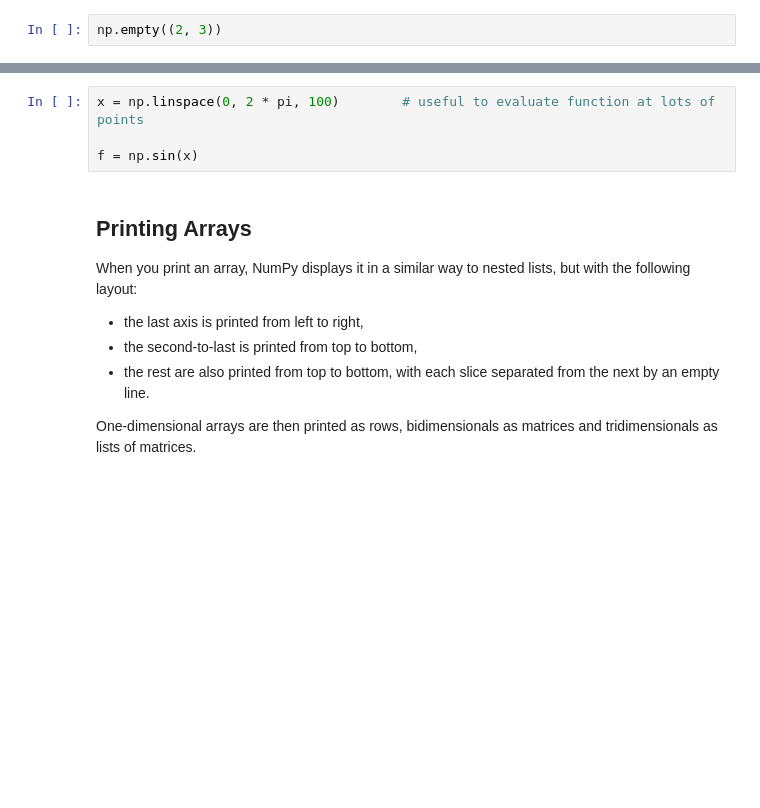
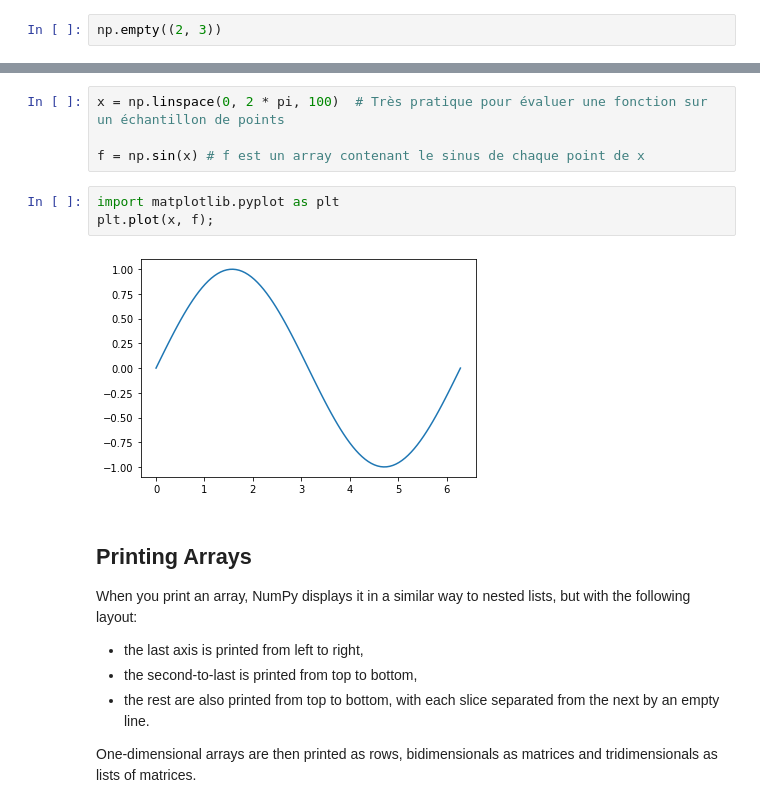
Before and after one commit to philippe-lemaire/insa-notebooks, a Jupyter notebook: formations/Numpy_crash_course.ipynb, the cells around one changed output, grey strips where cells are left out. Cells and saved outputs as stored; diff of their text form; blank space fills up the shorter version.

```diff
--- a/formations/Numpy_crash_course.ipynb
+++ b/formations/Numpy_crash_course.ipynb
@@ -149,7 +194,12 @@ np.linspace(0, 2, 9)     # 9 numbers from 0 to 2
 # %%
-x = np.linspace(0, 2 * pi, 100)        # useful to evaluate function at lots of points
+x = np.linspace(0, 2 * pi, 100)  # Très pratique pour évaluer une fonction sur un échantillon de points
 
-f = np.sin(x)
+f = np.sin(x) # f est un array contenant le sinus de chaque point de x
+# %%
+import matplotlib.pyplot as plt
+plt.plot(x, f);
+# %% [output]
+[figure, added]
 # %% [markdown]
 ## Printing Arrays
 
```
Also changed, not shown: parts of 95 cells of this notebook.
